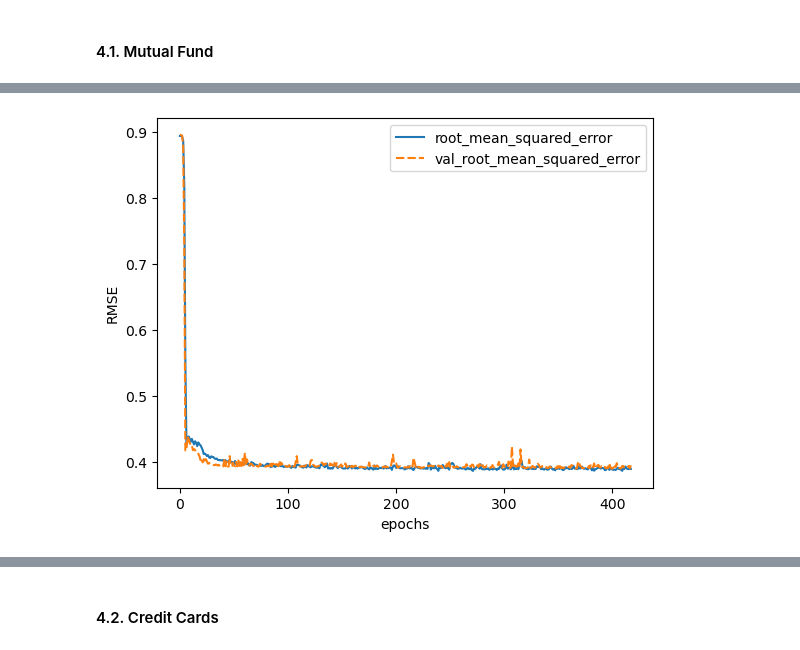
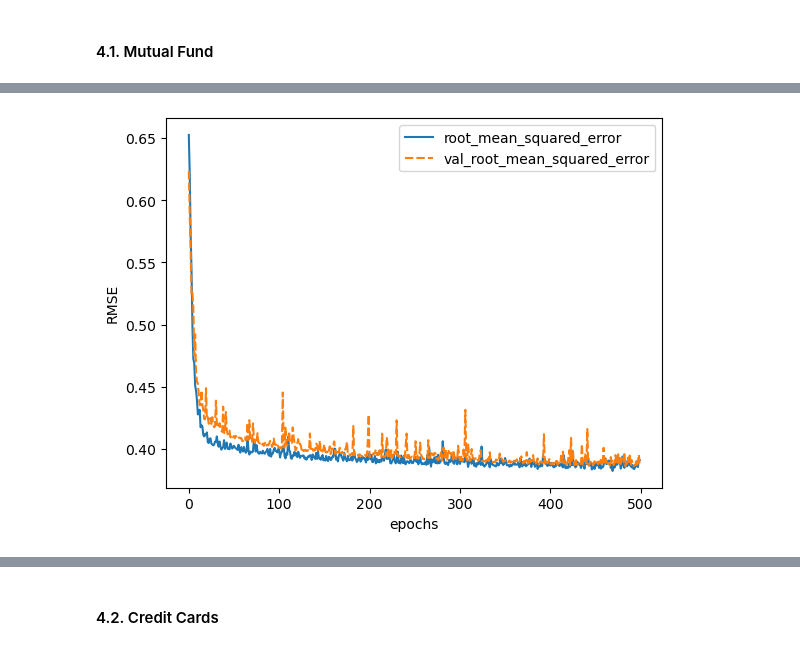
Before and after one commit to ahryho/direct-marketing-optimisation, a Jupyter notebook: notebooks/03_model.ipynb, the cells around one changed output, grey strips where cells are left out. Drawn from its saved outputs; the diff is of its cells as text; code cells hidden in the pictures.

```diff
--- a/notebooks/03_model.ipynb
+++ b/notebooks/03_model.ipynb
@@ -44,8 +45,7 @@ dmo.head()
 # %%
 soc_dem = ['Sex', 'Age', 'Tenure']
 
-products_act_bal = ['Count_CA', 'Count_SA', 'Count_MF', 'Count_OVD', 'Count_CC', 'Count_CL', 'ActBal_CA',
-                       'ActBal_SA', 'ActBal_MF', 'ActBal_OVD', 'ActBal_CC', 'ActBal_CL']
+products_act_bal = ['Count_CA', 'Count_SA', 'Count_MF', 'Count_OVD', 'Count_CC', 'Count_CL', 'ActBal_CA','ActBal_SA', 'ActBal_MF', 'ActBal_OVD', 'ActBal_CC', 'ActBal_CL']
 
 inflow_outflow = ['flow_CA', 'TransactionsCred_CA', 'VolumeDebCash_Card',
                   'VolumeDebCashless_Card', 'VolumeDeb_PaymentOrder', 'TransactionsDeb_CA',
@@ -327,7 +342,7 @@ def create_nn(X_data, nodes1, nodes2):
 
     # Dense layers
     layers_dense = keras.layers.Dense(nodes1, 'relu')(inputs)
-    layers_dense = keras.layers.Dense(nodes2, 'relu')(layers_dense)
+    # layers_dense = keras.layers.Dense(nodes2, 'relu')(layers_dense)
 
     # Output layer
     outputs = keras.layers.Dense(1, 'sigmoid')(layers_dense)
@@ -375,8 +385,8 @@ WARNING:tensorflow:5 out of the last 13 calls to <function Model.make_predict_fu
 # %%
 # Training and validation - Balanced dataset
-sale_mf = train_validate_nn_model(X_trainmf, Y_trainmf, X_valmf, Y_valmf, 5, 10)
+sale_mf = train_validate_nn_model(X_trainmf, Y_trainmf, X_valmf, Y_valmf, 10)
 # %% [output]
-[figure, old version]
+[figure, new version]
 # %%
 # AUC Score - Balanced dataset
 roc_auc_score(Y_valmf, sale_mf.predict(X_valmf))
```
Also changed, not shown: parts of 55 cells of this notebook.
